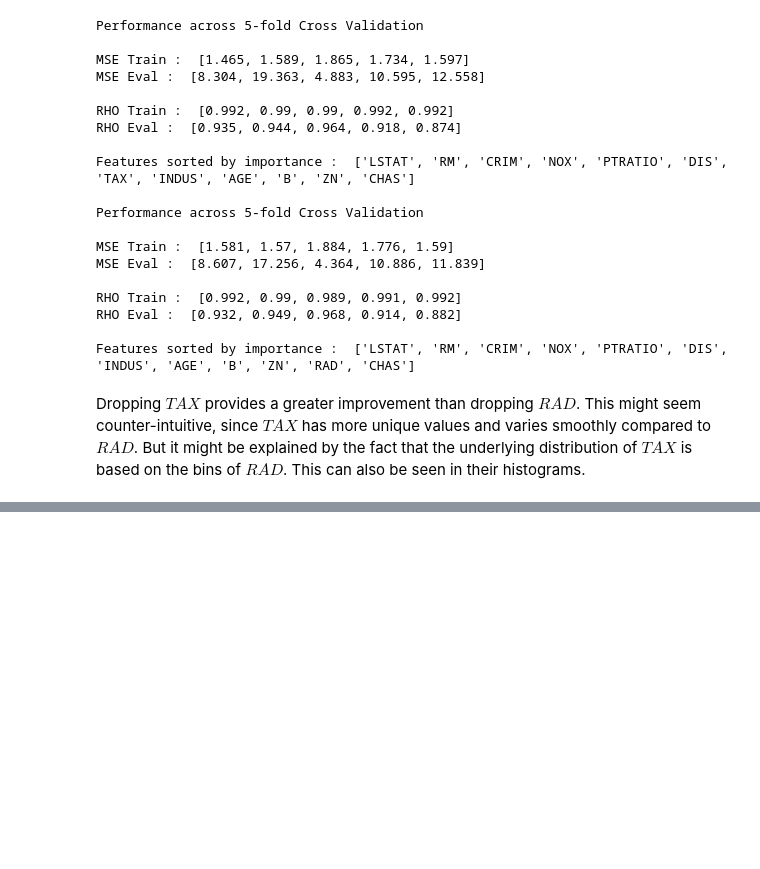
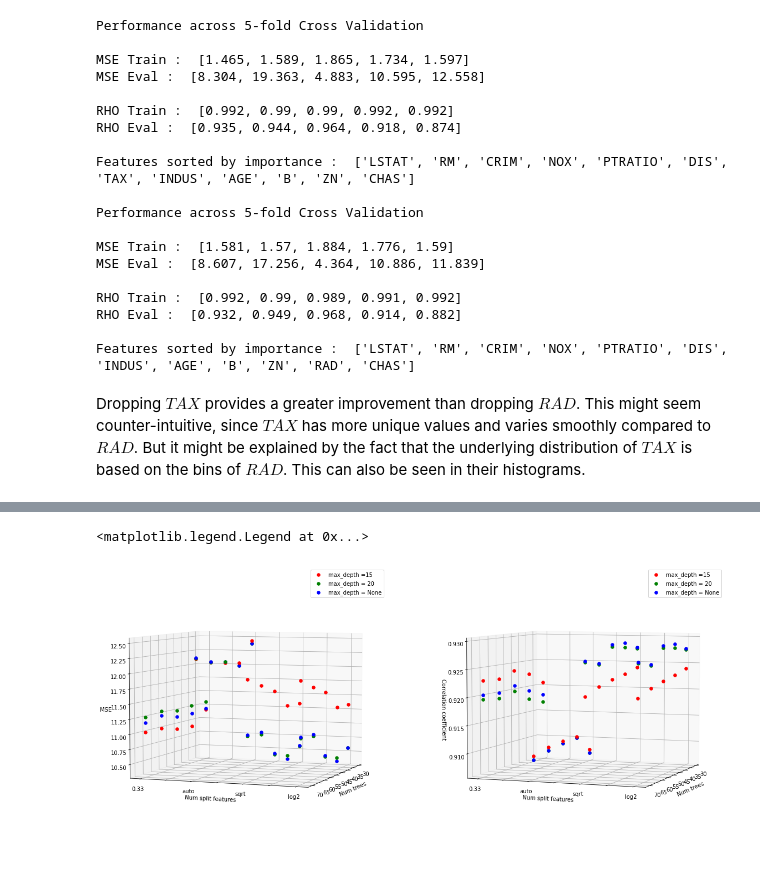
Before and after one commit to dipnds/das_tempchef, a Jupyter notebook: data_explore.ipynb, the cells around one changed output, grey strips where cells are left out. Drawn from its saved outputs; the diff is of its cells as text; code cells hidden in the pictures; blank space fills up the shorter version.

```diff
--- a/data_explore.ipynb
+++ b/data_explore.ipynb
@@ -328,16 +328,40 @@ Hyper-parameter tuning on Exp 4
 # %%
-finl_dev_df = raw_dev_df.copy(deep=True)
-final_dev_df = finl_dev_df.drop('TAX', axis=1)
+final_dev_df = raw_dev_df.copy(deep=True)
+final_dev_df = final_dev_df.drop('TAX', axis=1)
 
+# hparams search space (grid)
 num_tree_list = [30, 40, 50, 60, 70]
 split_features_list = [1/3, 'auto', 'sqrt', 'log2']
 depth_list = [15, 20, None]
 color_list = ['r', 'g', 'b']
 
+# init plots
+fig = plt.figure(figsize=(20,10))
+ax_mse = plt.subplot(121,projection='3d'); ax_mse.set_zlabel('MSE')
+ax_mse.set_xlabel('Num trees'); ax_mse.set_ylabel('Num split features')
+ax_rho = plt.subplot(122,projection='3d'); ax_rho.set_zlabel('Correlation coefficient')
+ax_rho.set_xlabel('Num trees'); ax_rho.set_ylabel('Num split features')
+ax_mse.view_init(elev=5, azim=20); ax_rho.view_init(elev=5, azim=20)
+
+# run 5-fold CV on each hparam combo
 for num_tree in num_tree_list:
-    for split_features in split_features_list:
+    for k, split_features in enumerate(split_features_list):
         for depth, color in zip(depth_list, color_list):
 
             model = rf(n_estimators=num_tree, max_features=split_features, max_depth=depth,
                        random_state=1, n_jobs=5)
             performance, _ = run_folds(final_dev_df, model, verbose=False)
+
+            ax_mse.scatter(num_tree, k, np.mean(performance['mse_ev']), color=color, s=30)
+            ax_rho.scatter(num_tree, k, np.mean(performance['rho_ev']), color=color, s=30)
+
+# correct ticks
+labels = [item.get_text() for item in ax_mse.get_yticklabels()]
+labels[1] = '0.33'; labels[3] = 'auto'; labels[5] = 'sqrt'; labels[7] = 'log2'
+ax_mse.set_yticklabels(labels); ax_rho.set_yticklabels(labels)
+
+ax_mse.legend(['max_depth =15', 'max_depth = 20', 'max_depth = None'])
+ax_rho.legend(['max_depth =15', 'max_depth = 20', 'max_depth = None'])
+# %% [output]
+<matplotlib.legend.Legend at 0x...>
+[figure, added]
```
Also changed, not shown: parts of 9 cells of this notebook.
